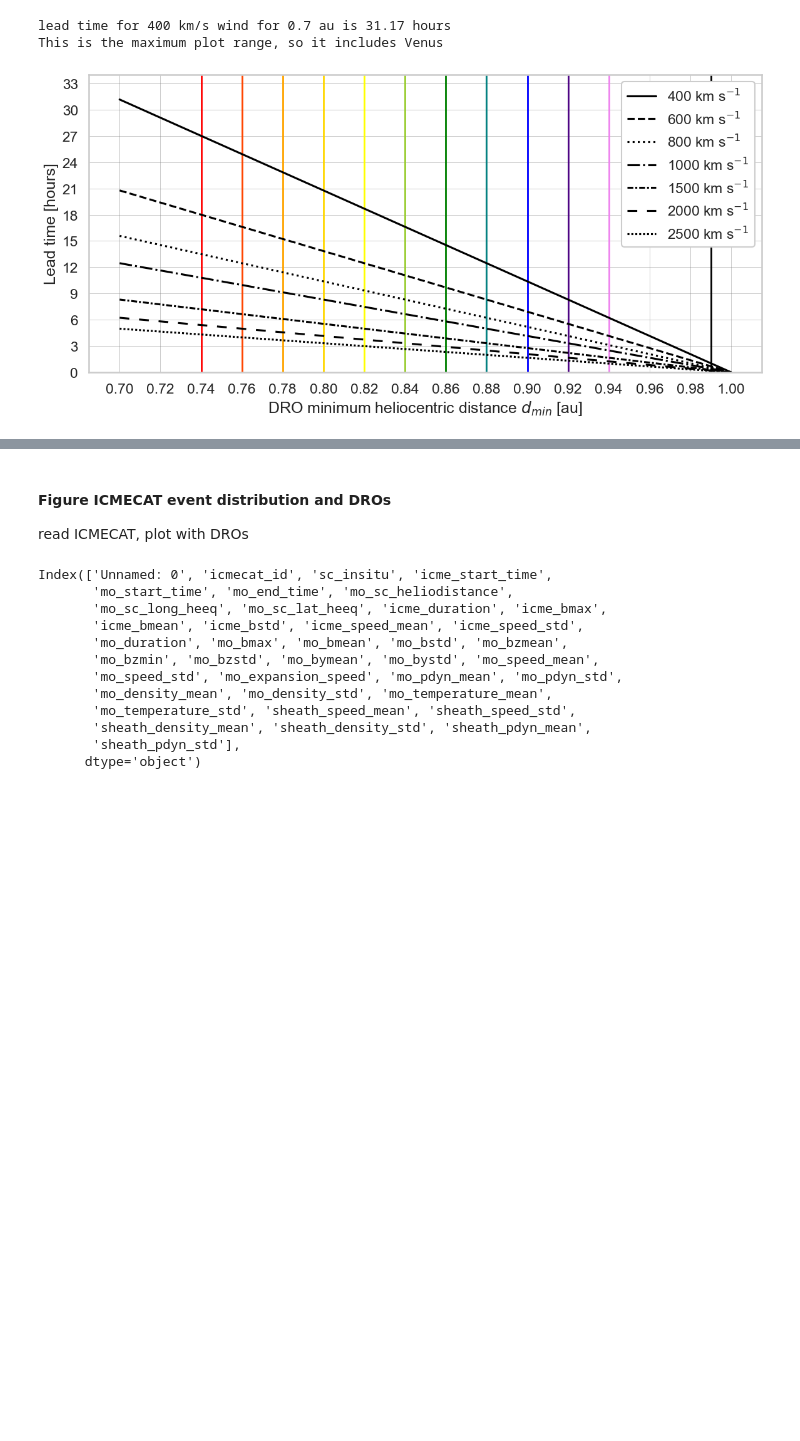
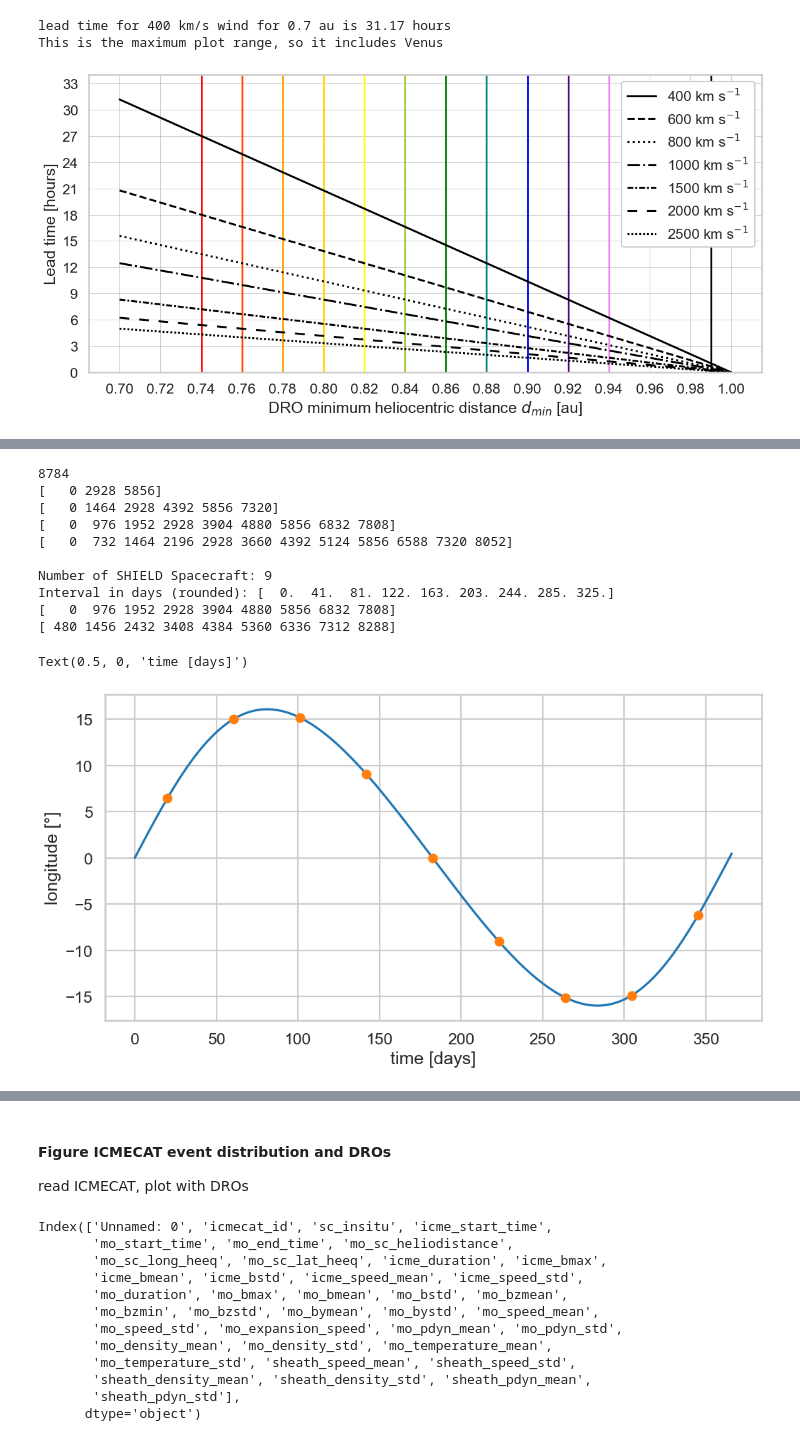
Before and after one commit to cmoestl/dro_orbits, a Jupyter notebook: dro.ipynb, the cells around one changed output, grey strips where cells are left out. Saved outputs shown, nothing was run; the diff lists cells and outputs as text; code cells hidden in the pictures; blank space fills up the shorter version.

```diff
--- a/dro.ipynb
+++ b/dro.ipynb
@@ -770,22 +779,18 @@ ax2.legend()
 #time axis same as for sim above in the function
 years=1
 days = 366*years  # Simulate for 1 year
-t_span = (0, days * 86400)      # Time span for integration (in seconds)
-t_eval = np.linspace(t_span[0], t_span[1], days*24) #time resolution is 1 hour
-
+t_span = (0, days * 24)      # Time span in hours
+t_eval = np.linspace(t_span[0], t_span[1]-1, days*24) #time resolution is 1 hour
 
 labeling=['0.74 au','0.76 au','0.78 au','0.80 au','0.82 au','0.84 au','0.86 au','0.88 au','0.90 au','0.92 au','0.94 au']
 
 for i in np.arange(11):
-    ax3.plot(t_eval/(86400),np.rad2deg(orbits_polar[1,:,i]),c=dro_colors[i], label=labeling[i])
-
-
+    ax3.plot(t_eval/(24),np.rad2deg(orbits_polar[1,:,i]),c=dro_colors[i], label=labeling[i])
 
 ax3.set_xlabel('days')
 ax3.set_ylabel('longitude [°]')
 ax3.set_xlim(0, 365)
 ax3.legend(fontsize=10)
-
 
 #with SHIELD distribution
 #ax.scatter(x1[shield_i],y1[shield_i],marker='o',c='black')
@@ -793,8 +798,6 @@ ax3.legend(fontsize=10)
 #ax.scatter(x3[shield_i],y3[shield_i],marker='o',c='blue')
 #ax.scatter(x4[shield_i],y4[shield_i],marker='o',c='green')
 #ax.scatter(x5[shield_i],y5[shield_i],marker='o',c='orange')
-
-
 
 
 ############
@@ -946,0 +902,58 @@ IndexError: index 2190 is out of bounds for axis 0 with size 4
+# %%
+# number of spacecraft
+nr_sc=np.array([3,6,9,12])
+
+print(array_size) # all time datapoints
+interval=np.int16(array_size/nr_sc) #integer for using as index
+#indices of shield spacecraft equidistant distributed in time over 366 days
+sc_int3=np.arange(0,array_size,interval[0])
+sc_int6=np.arange(0,array_size,interval[1])
+sc_int9=np.arange(0,array_size,interval[2])
+sc_int12=np.arange(0,array_size,interval[3])
+
+print(sc_int3)
+print(sc_int6)
+print(sc_int9)
+print(sc_int12)
+
+
+print()
+## case 9 s/c
+print('Number of SHIELD Spacecraft:',nr_sc[2])
+print('Interval in days (rounded):',np.round(sc_int9/24))
+#print('longitudes:',np.round(np.rad2deg(orbits_polar[1,shield_i,0])))
+#indices of each spacecraft at start
+print(sc_int9)
+
+#####################
+#orbits to focus on 0 3 6 9
+
+#t_eval is time
+
+#longitude of each spacecraft
+dlon=np.rad2deg(orbits_polar[1,:,6]) #longitude, orbit #6
+
+## then advance by n hours
+days=20
+n=24*days
+print(sc_int9+n)
+sc_int9n=sc_int9+n
+
+fig, ax = plt.subplots(1,figsize=(12, 6),dpi=100)
+ax.plot(t_eval/24,dlon)
+ax.plot(t_eval[sc_int9n]/24, dlon[sc_int9n],marker='o', linestyle='None')
+ax.set_ylabel('longitude [°]')
+ax.set_xlabel('time [days]')
+# %% [output]
+8784
+[   0 2928 5856]
+[   0 1464 2928 4392 5856 7320]
+[   0  976 1952 2928 3904 4880 5856 6832 7808]
+[   0  732 1464 2196 2928 3660 4392 5124 5856 6588 7320 8052]
+
+Number of SHIELD Spacecraft: 9
+Interval in days (rounded): [  0.  41.  81. 122. 163. 203. 244. 285. 325.]
+[   0  976 1952 2928 3904 4880 5856 6832 7808]
+[ 480 1456 2432 3408 4384 5360 6336 7312 8288]
+Text(0.5, 0, 'time [days]')
+[figure, added]
```
Also changed, not shown: parts of 10 cells of this notebook, 10 other files.
